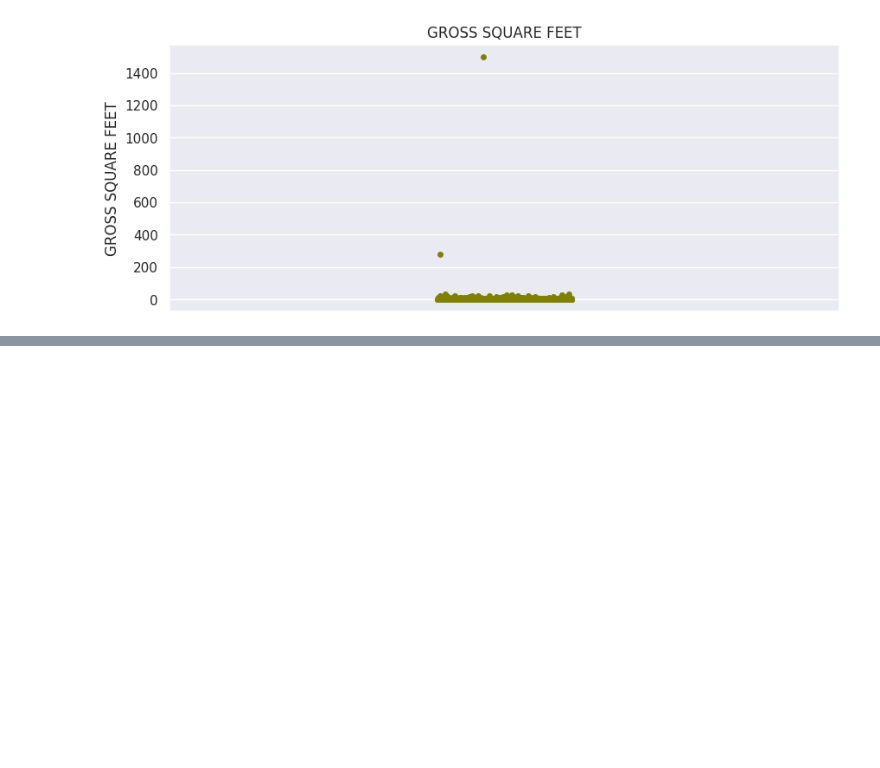
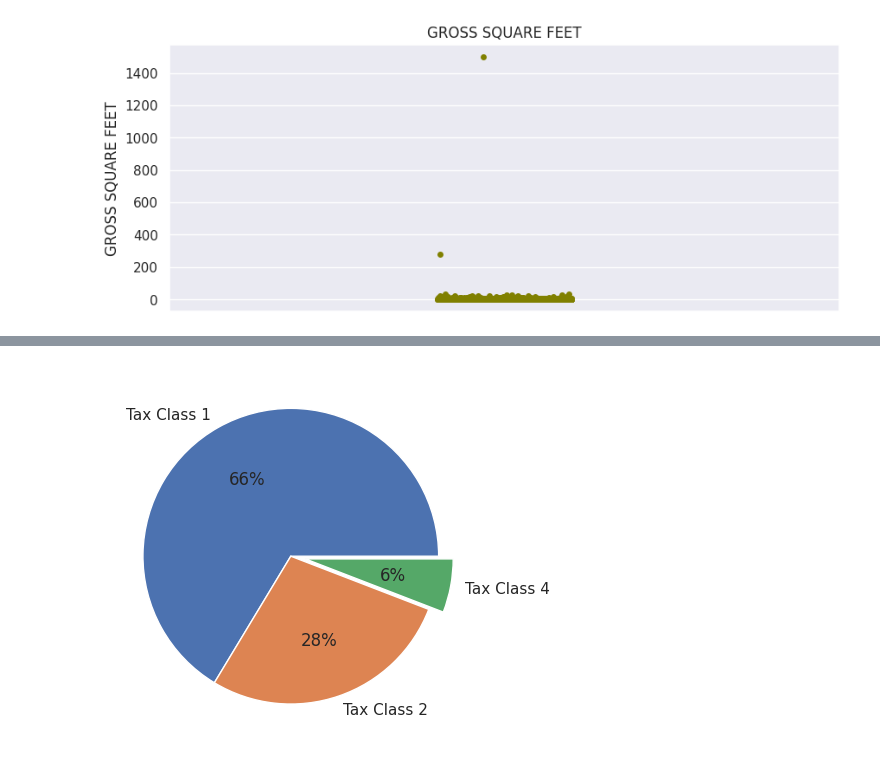
Before and after one commit to chonginbilly/Moringa_DS, a Jupyter notebook: Data_Cleaning_Group_Asssignment.ipynb, the cells around one changed output, grey strips where cells are left out. Saved outputs shown, nothing was run; the diff lists cells and outputs as text; code cells hidden in the pictures; blank space fills up the shorter version.

```diff
--- a/Data_Cleaning_Group_Asssignment.ipynb
+++ b/Data_Cleaning_Group_Asssignment.ipynb
@@ -234,0 +300,3 @@ data[data['YEAR BUILT'].isnull()]
+# %%
+data.dropna(subset = 'YEAR BUILT', inplace = True)
+data.info()
@@ -234,0 +321,6 @@ data[data['YEAR BUILT'].isnull()]
+# %%
+tax_class = data['TAX CLASS AT TIME OF SALE'].value_counts()
+plt.pie(tax_class, labels = ['Tax Class 1', 'Tax Class 2', 'Tax Class 4'], autopct = '%1.0f%%', explode = [0, 0, 0.1])
+plt.show()
+# %% [output]
+[figure, added]
```
Also changed, not shown: parts of 36 cells of this notebook.
